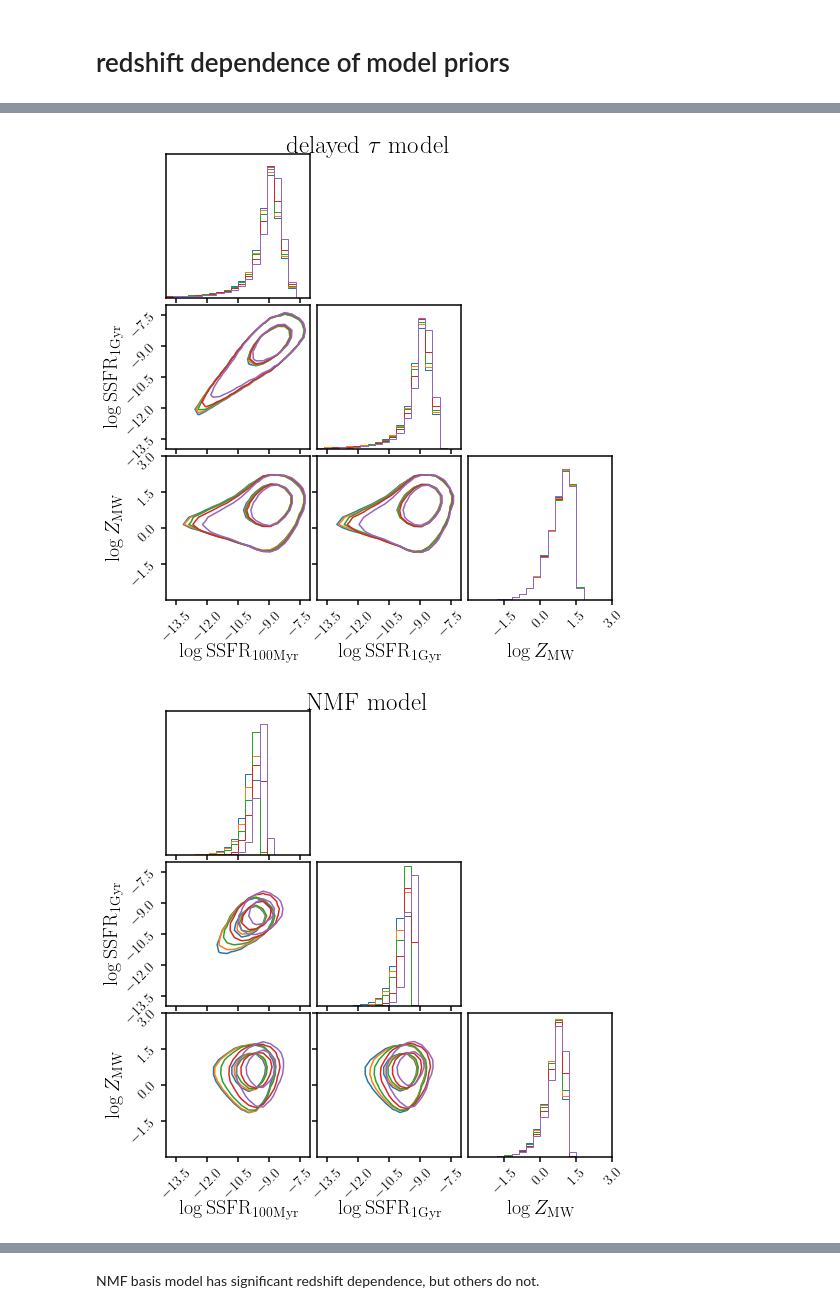
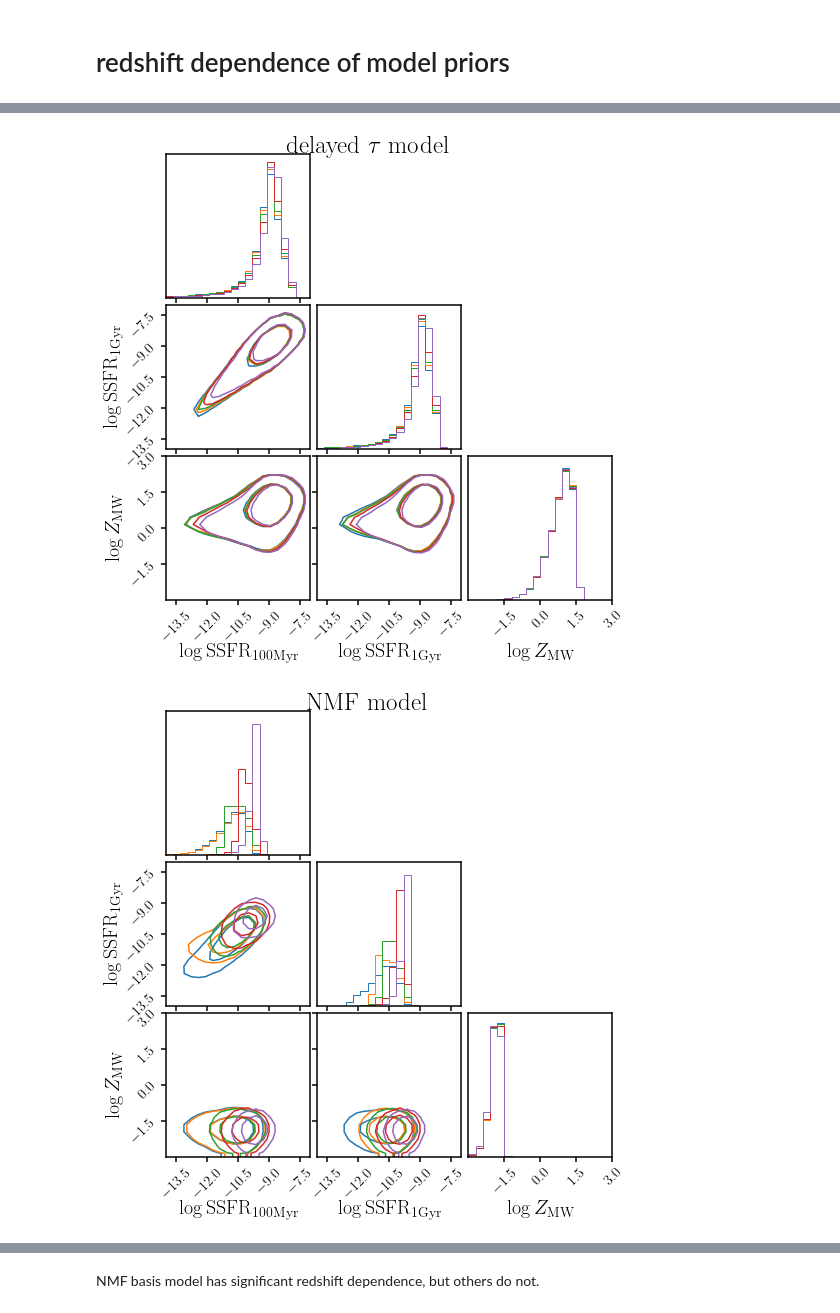
Before and after one commit to changhoonhahn/gqp_mc, a Jupyter notebook: nb/model_priors.ipynb, the cells around one changed output, grey strips where cells are left out. Saved outputs shown, nothing was run; the diff lists cells and outputs as text; code cells hidden in the pictures.

Commit message:
forgot to transform the prior samples for the NMF models

```diff
--- a/nb/model_priors.ipynb
+++ b/nb/model_priors.ipynb
@@ -80,7 +80,8 @@ n_sample = 50000 # draw n_sample samples from the prior
 # %%
 SSFRs_100myr, SSFRs_1gyr, Zmws = [], [], []
 for model, prior in zip(models, priors):
-    thetas = np.array([prior.sample() for i in range(n_sample)])
+    _thetas = np.array([prior.sample() for i in range(n_sample)])
+    thetas = prior.transform(_thetas)
 
     _ssfr_100myr = model.avgSFR(thetas, zred, dt=0.1)
     _ssfr_1gyr = model.avgSFR(thetas, zred, dt=1.)
@@ -133,8 +134,8 @@ for model, prior_fn, lbl in zip(models, prior_fns, model_labels):
     for i_z, zred in enumerate([0.01, 0.05, 0.1, 0.2, 0.4]):
         tage = Planck13.age(zred).value
         prior = prior_fn(tage)
-
-        thetas = np.array([prior.sample() for i in range(n_sample)])
+        _thetas = np.array([prior.sample() for i in range(n_sample)])
+        thetas = prior.transform(_thetas)
 
         _ssfr_100myr = model.avgSFR(thetas, zred, dt=0.1)
         _ssfr_1gyr = model.avgSFR(thetas, zred, dt=1.)
@@ -156,2 +157,2 @@ for model, prior_fn, lbl in zip(models, prior_fns, model_labels):
-[figure, old version]
+[figure, new version]
-[figure, old version]
+[figure, new version]
```
Also changed, not shown: parts of 3 cells of this notebook.
